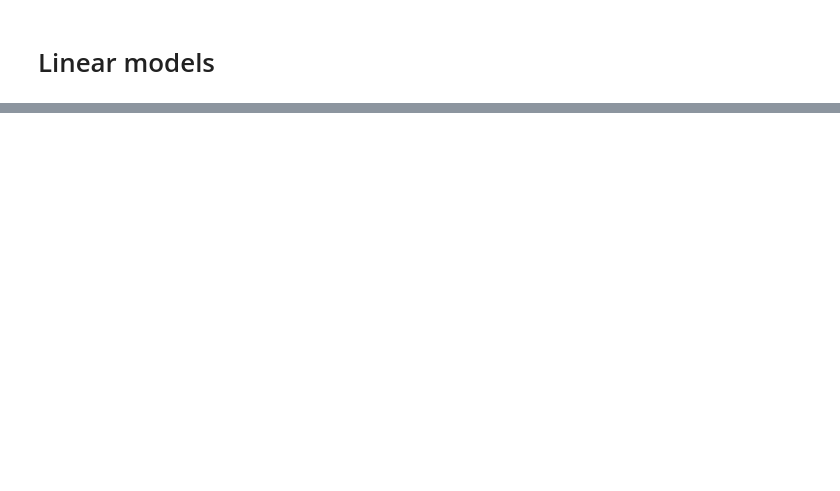
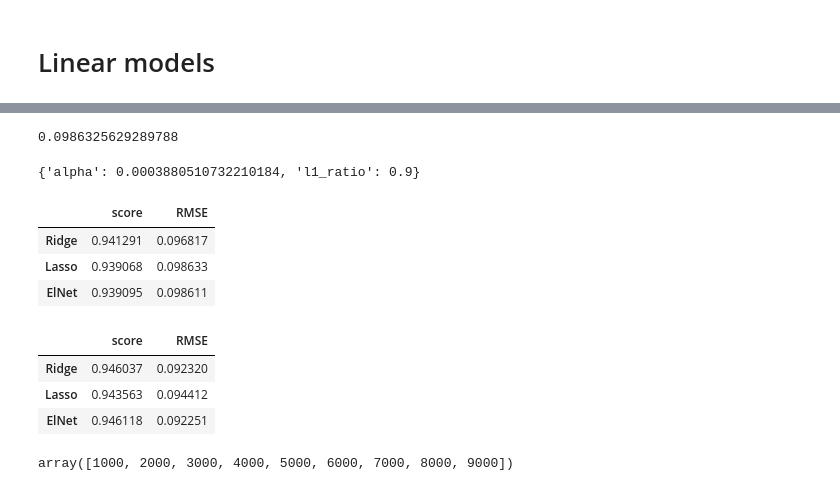
Before and after one commit to ktread/SurrealEstates, a Jupyter notebook: Chung/Modeling.ipynb, the cells around one changed output, grey strips where cells are left out. Cells and saved outputs as stored; diff of their text form; code cells hidden in the pictures; blank space fills up the shorter version.

```diff
--- a/Chung/Modeling.ipynb
+++ b/Chung/Modeling.ipynb
@@ -93,0 +68,39 @@ ElNet.score(x_train, y_train)
+# %%
+rmse_lasso = np.sqrt(mean_squared_error(y_train,lasso.predict(x_train)))
+lasso_pred = np.expm1(lasso.predict(x_test))
+# %% [output]
+0.0986325629289788
+# %%
+# ElasticNet
+para_ElNet = {"alpha": np.logspace(-3.8,-3.3,10),"l1_ratio": np.linspace(0.7,0.9,10)}
+ElNet.set_params(max_iter = 5000)
+gs_ElNet = GridSearchCV(ElNet, para_ElNet, cv=10, scoring='neg_mean_squared_error', n_jobs=-1)
+gs_ElNet.fit(x_train, y_train)
+gs_ElNet.best_params_
+#{'alpha': 0.0003880510732210184, 'l1_ratio': 0.9}
+# %% [output]
+{'alpha': 0.0003880510732210184, 'l1_ratio': 0.9}
+# %%
+ElNet.set_params(alpha = gs_ElNet.best_params_['alpha'],l1_ratio=gs_ElNet.best_params_['l1_ratio'])
+ElNet.fit(x_train, y_train)
+score_ElNet = ElNet.score(x_train, y_train)
+# %%
+rmse_ElNet = np.sqrt(mean_squared_error(y_train,ElNet.predict(x_train)))
+#(np.sum((y_train.values - ElNet.predict(x_train).reshape(-1,1))**2)/len(y_train))**0.5
+# %%
+obj = pd.DataFrame([[score_ridge,rmse_ridge],[score_lasso,rmse_lasso],[score_ElNet,rmse_ElNet]],\
+                   columns = ['score','RMSE'],index=['Ridge','Lasso','ElNet'])
+# %%
+obj
+# %% [output]
+|  | score | RMSE |
+| Ridge | 0.941291 | 0.096817 |
+| Lasso | 0.939068 | 0.098633 |
+| ElNet | 0.939095 | 0.098611 |
+# %%
+obj
+# %% [output]
+|  | score | RMSE |
+| Ridge | 0.946037 | 0.092320 |
+| Lasso | 0.943563 | 0.094412 |
+| ElNet | 0.946118 | 0.092251 |
@@ -93,0 +112,4 @@ ElNet.score(x_train, y_train)
+# %%
+np.arange(1000,10000,1000)
+# %% [output]
+array([1000, 2000, 3000, 4000, 5000, 6000, 7000, 8000, 9000])
```
Also changed, not shown: parts of 37 cells of this notebook, 3 other files.
